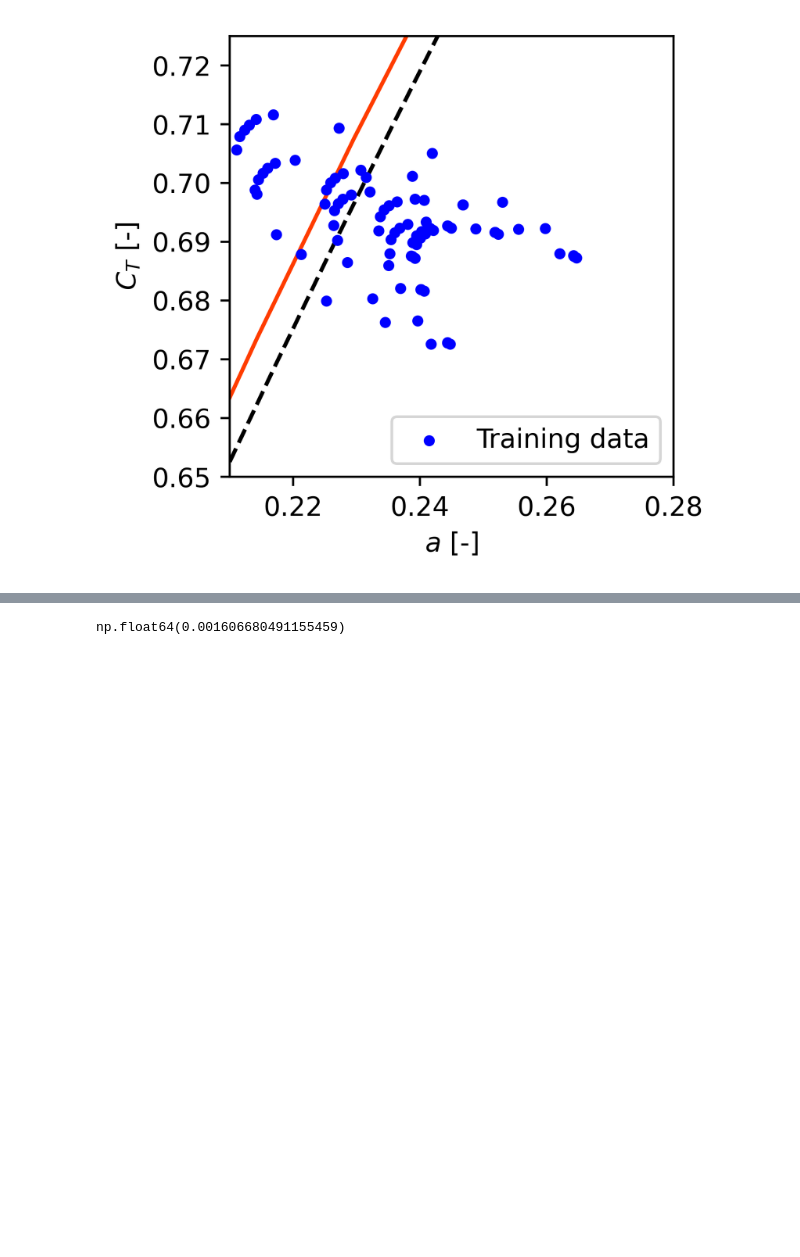
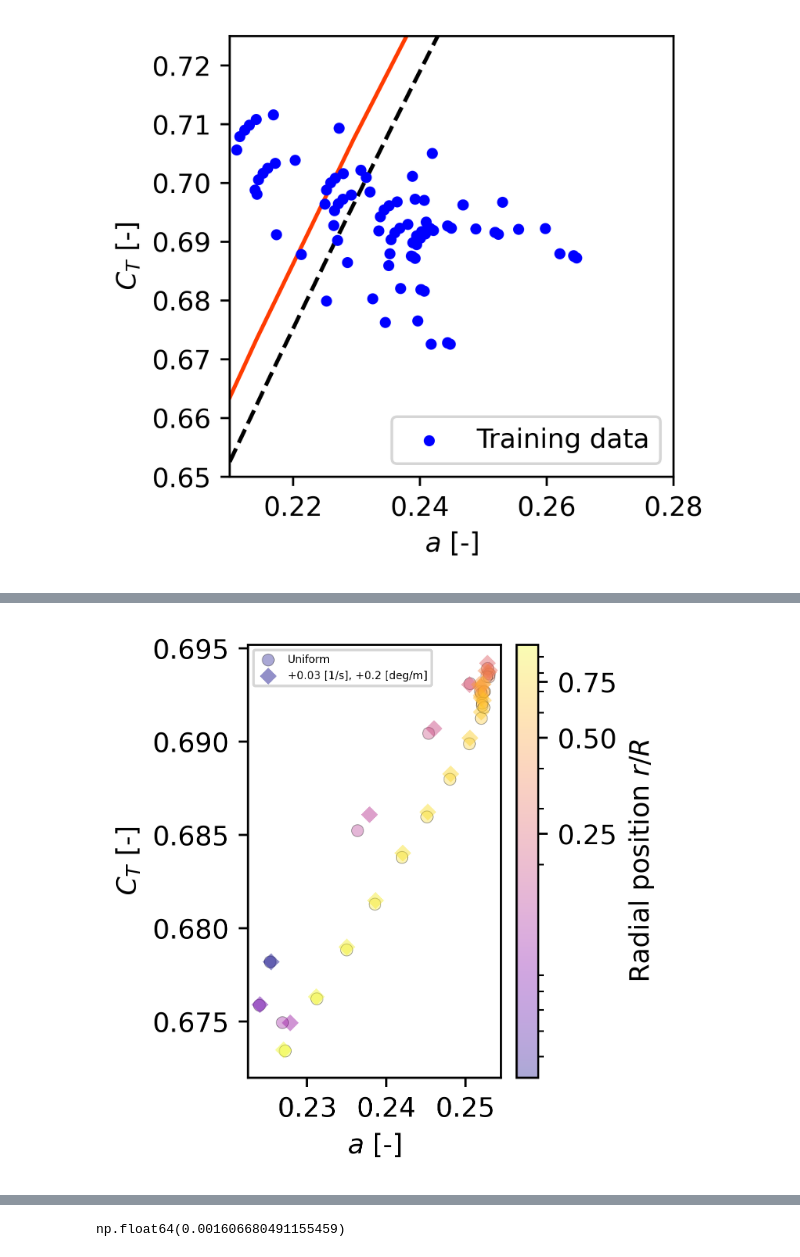
Before and after one commit to StormMata/induction_modeling, a Jupyter notebook: gaussian_process/10MW/GP_annulus.ipynb, the cells around one changed output, grey strips where cells are left out. Drawn from its saved outputs; the diff is of its cells as text; code cells hidden in the pictures; blank space fills up the shorter version.

```diff
--- a/gaussian_process/10MW/GP_annulus.ipynb
+++ b/gaussian_process/10MW/GP_annulus.ipynb
@@ -143,0 +149,8 @@ ax.legend()
+# %%
+X_rot[:,1] = obj_cot1.inverse_transform(X_rot[:,1].reshape(-1, 1)).ravel()
+X_rot[:,2] = obj_cot2.inverse_transform(X_rot[:,2].reshape(-1, 1)).ravel()
+X_rot[:,3] = obj_cot3.inverse_transform(X_rot[:,3].reshape(-1, 1)).ravel()
+y_rot = obj_ann.inverse_transform(y_rot.reshape(-1, 1)).ravel()
+
+X_rot[:,2] = np.round(X_rot[:,2], 2)
+X_rot[:,3] = np.round(X_rot[:,3], 2)
@@ -143,0 +161,8 @@ ax.legend()
+# %%
+uniform = [i for i, (r, ct, s, v) in enumerate(X_rot) if (abs(v) < 0.01 and abs(s) < 0.01)]
+# vhigh = [i for i, (r, ct, s, v) in enumerate(X_rot) if (v >= 0.2 and abs(s) < 0.01)]
+# vlow = [i for i, (r, ct, s, v) in enumerate(X_rot) if (v <= -0.2 and abs(s) < 0.01)]
+vhigh = [i for i, (r, ct, s, v) in enumerate(X_rot) if (s >= 0.03 and abs(v) < 0.01)]
+vlow = [i for i, (r, ct, s, v) in enumerate(X_rot) if (s <= -0.03 and abs(v) < 0.01)]
+
+superposition = [i for i, (r, ct, s, v) in enumerate(X_rot) if (s >= 0.03 and v >= 0.2)]
@@ -143,0 +182,60 @@ ax.legend()
+# %%
+import numpy as np
+import matplotlib.pyplot as plt
+from matplotlib.colors import ListedColormap, BoundaryNorm
+
+# Select uniform inflow cases (low shear & veer)
+# uniform = [i for i, (r, ct, s, v) in enumerate(X_rot) if (abs(v) < 0.01 and abs(s) < 0.01)]
+
+# Extract values
+r_vals = X_rot[uniform, 0]
+a_vals = y_rot[uniform]
+ct_vals = X_rot[uniform, 1]
+
+# Create the scatter plot using actual r_vals for color
+fig, ax = plt.subplots(figsize=(3, 3))
+# sc = ax.scatter(a_vals, ct_vals, s=10, c=r_vals, cmap='viridis', marker='s', edgecolor='none', alpha=1.0)
+
+import matplotlib.colors as mcolors
+
+norm = mcolors.LogNorm(vmin=r_vals.min(), vmax=r_vals.max())
+
+sc = ax.scatter(a_vals, ct_vals, s=20, c=r_vals, cmap='plasma',
+                norm=norm, marker='o', edgecolor='k', linewidth=0.3, alpha=0.35, label='Uniform')
+
+# ax.scatter(y_rot[vlow], X_rot[vlow, 1], s=20, c=r_vals, cmap='plasma',
+#                 norm=norm, marker='x', edgecolor='none', linewidth=0.3, alpha=0.9, label='No shear, -0.2 [deg/m]')
+
+# ax.scatter(y_rot[vhigh], X_rot[vhigh, 1], s=20, c=r_vals, cmap='plasma',
+#                 norm=norm, marker='+', edgecolor='none', linewidth=0.3, alpha=0.9, label='No shear, +0.2 [deg/m]')
+
+# ax.scatter(y_rot[vlow], X_rot[vlow, 1], s=20, c=r_vals, cmap='plasma',
+#                 norm=norm, marker='x', edgecolor='none', linewidth=0.3, alpha=0.9, label='-0.03 [1/s], No veer')
+
+# ax.scatter(y_rot[vhigh], X_rot[vhigh, 1], s=20, c=r_vals, cmap='plasma',
+#                 norm=norm, marker='+', edgecolor='none', linewidth=0.3, alpha=0.9, label='+0.03 [1/s], No veer')
+
+ax.scatter(y_rot[superposition], X_rot[superposition, 1], s=20, c=r_vals, cmap='plasma',
+                norm=norm, marker='D', edgecolor='none', linewidth=0.3, alpha=0.45, label='+0.03 [1/s], +0.2 [deg/m]')
+
+# cbar = plt.colorbar(sc, ax=ax)
+cbar = plt.colorbar(sc, ax=ax, ticks=[0.25, 0.5, 0.75])
+cbar.set_ticklabels(['0.25', '0.50', '0.75'])  # Optional: format to 2 decimals
+cbar.set_label("Radial position $r/R$")
+
+ax.set_ylabel('$C_T$ [-]')
+ax.set_xlabel('$a$ [-]')
+ax.legend(fontsize=4)
+ax.set_ylim([0.672,0.6952])
+
+# Add colorbar that reflects radial position r
+# cbar = plt.colorbar(sc, ax=ax, pad=0.02)
+# cbar.set_label('Radial position $r/R$', fontsize=10)
+# cbar.ax.tick_params(labelsize=8)
+
+
+
+plt.tight_layout()
+plt.show()
+# %% [output]
+[figure, added]
```
Also changed, not shown: parts of 16 cells of this notebook, 18 other files.
